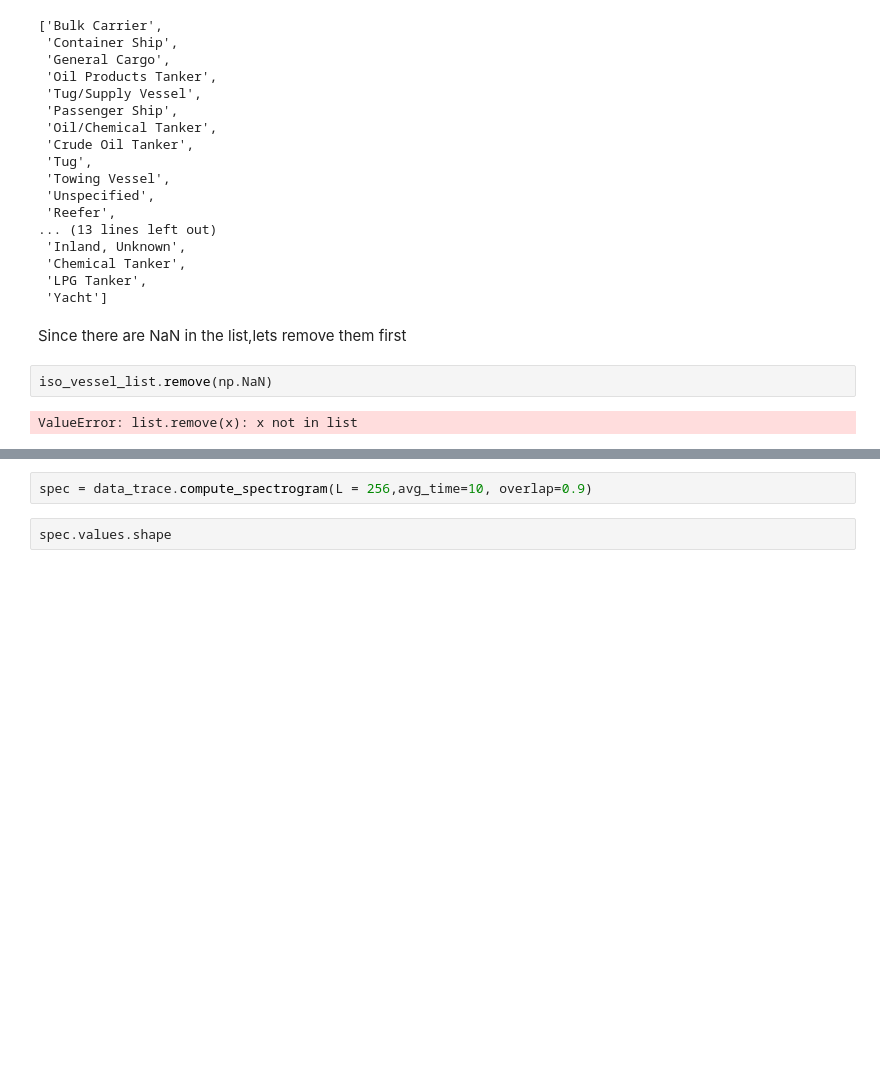
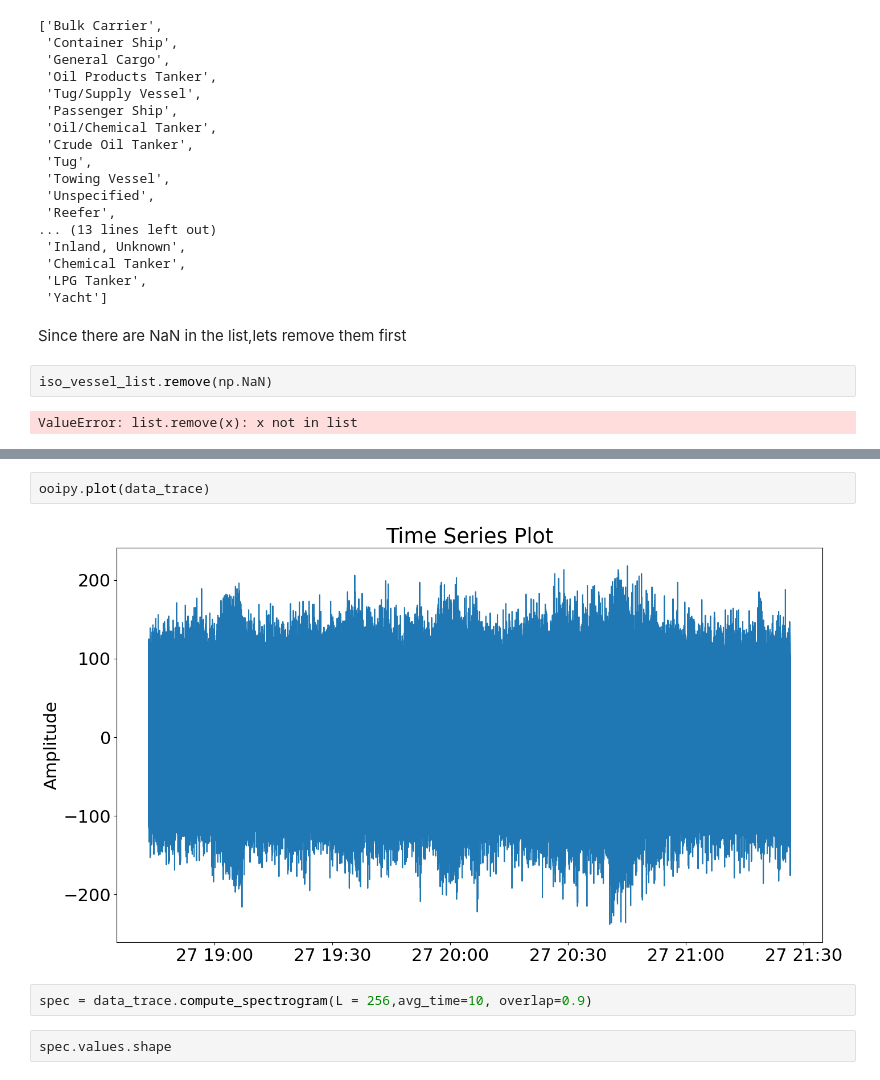
Before and after one commit to khirodsahoo93/Ocean-data-analysis, a Jupyter notebook: experiments.ipynb, the cells around one changed output, grey strips where cells are left out. Saved outputs shown, nothing was run; the diff lists cells and outputs as text; blank space fills up the shorter version.

```diff
--- a/experiments.ipynb
+++ b/experiments.ipynb
@@ -101,3 +123,7 @@ OO.AXBA1.AXBA1.HDH | 2016-04-01T18:49:28.000000Z - 2016-04-01T19:32:59.000000Z |
+# %%
+ooipy.plot(data_trace)
+# %% [output]
+[figure, added]
 # %%
 spec = data_trace.compute_spectrogram(L = 256,avg_time=10, overlap=0.9)
 # %%
```
Also changed, not shown: parts of 10 cells of this notebook.
